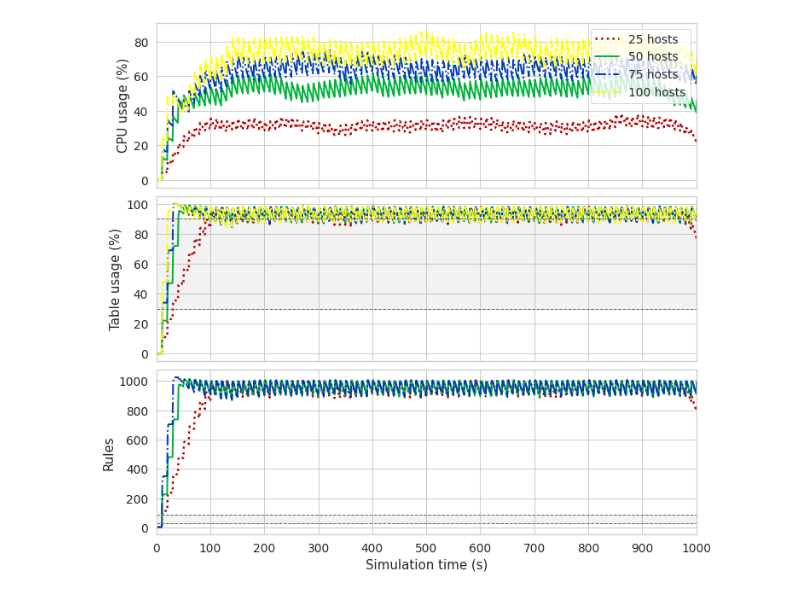
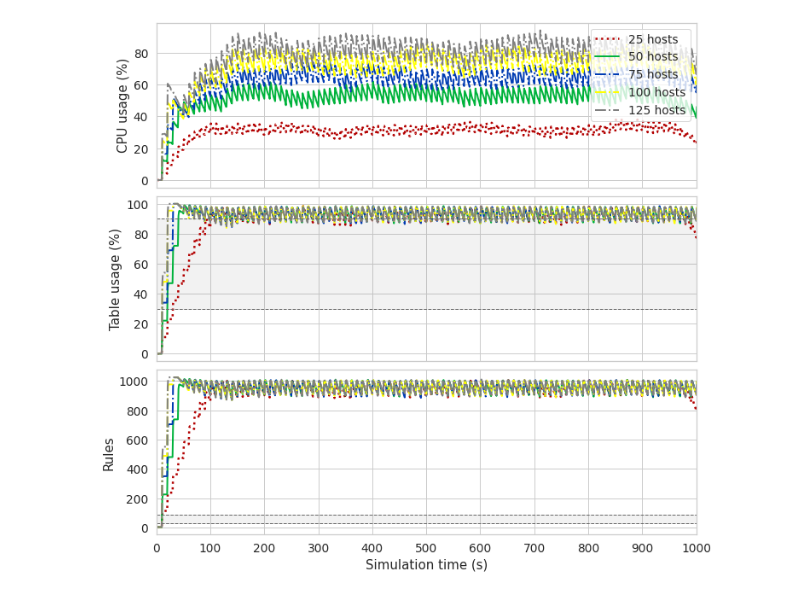
Before and after one commit to pedrobellotti/iperftestes, a Jupyter notebook: Simulacao/NovoArtigo/analise.ipynb, the cells around one changed output. Saved outputs shown, nothing was run; the diff lists cells and outputs as text; code cells hidden in the pictures.

```diff
--- a/Simulacao/NovoArtigo/analise.ipynb
+++ b/Simulacao/NovoArtigo/analise.ipynb
@@ -25,7 +25,7 @@ pd.options.display.min_rows = 20
 # %%
 # Parâmetros que variam nesta simulação
 seeds = [10,20]
-cargas = ["25hosts", "50hosts", "75hosts", "100hosts"]
+cargas = ["25hosts", "50hosts", "75hosts", "100hosts", "125hosts"]
 
 # Tempo total de simulação
 t_sim = 1000
@@ -72,18 +72,21 @@ df_25 = df_hwstats.query ("Carga == '25hosts'")
 df_50 = df_hwstats.query ("Carga == '50hosts'")
 df_75 = df_hwstats.query ("Carga == '75hosts'")
 df_100 = df_hwstats.query ("Carga == '100hosts'")
+df_125 = df_hwstats.query ("Carga == '125hosts'")
 
 # Linha para o uso de CPU de cada carga
 ax_tft.plot ("TimeSec", "LoaUsag", ":",  data=df_25, color="#b30000", label="25 hosts", linewidth=2.5)
 ax_tft.plot ("TimeSec", "LoaUsag", "-",  data=df_50, color="#00b33c", label="50 hosts")
 ax_tft.plot ("TimeSec", "LoaUsag", "-.", data=df_75, color="#003cb3", label="75 hosts")
 ax_tft.plot ("TimeSec", "LoaUsag", "-.", data=df_100, color="#ffff00", label="100 hosts")
+ax_tft.plot ("TimeSec", "LoaUsag", "-.", data=df_125, color="#808080", label="125 hosts")
 
 # Linha para o uso de tabela de cada carga
 ax_cpu.plot ("TimeSec", "FloUsag", ":",  data=df_25, color="#b30000", label="25 hosts", linewidth=2.5)
 ax_cpu.plot ("TimeSec", "FloUsag", "-",  data=df_50, color="#00b33c", label="50 hosts")
 ax_cpu.plot ("TimeSec", "FloUsag", "-.", data=df_75, color="#003cb3", label="75 hosts")
 ax_cpu.plot ("TimeSec", "FloUsag", "-.", data=df_100, color="#ffff00", label="100 hosts")
+ax_cpu.plot ("TimeSec", "FloUsag", "-.", data=df_125, color="#808080", label="125 hosts")
 
 # Thresholds de uso de tabela
 ax_cpu.axhspan (ymin=30, ymax=90, color='gray', alpha=0.1)
@@ -94,41 +97,43 @@ ax_cpu.axhline (y=90, color="#666666", lw=1, ls="--")
 ax_tab.plot ("TimeSec", "FloEntr", ":",  data=df_25, color="#b30000", label="25 hosts", linewidth=2.5)
 ax_tab.plot ("TimeSec", "FloEntr", "-",  data=df_50, color="#00b33c", label="50 hosts")
 ax_tab.plot ("TimeSec", "FloEntr", "-.", data=df_75, color="#003cb3", label="75 hosts")
+ax_tab.plot ("TimeSec", "FloEntr", "-.", data=df_100, color="#ffff00", label="100 hosts")
+ax_tab.plot ("TimeSec", "FloEntr", "-.", data=df_125, color="#808080", label="125 hosts")
 
 # Thresholds de uso de tabela
 ax_tab.axhspan (ymin=30, ymax=90, color='gray', alpha=0.1)
 ax_tab.axhline (y=30, color="#666666", lw=1, ls="--")
 ax_tab.axhline (y=90, color="#666666", lw=1, ls="--")
 
 # Ajuste do eixo y
 ax_tft.set_ylabel ("CPU usage (%)", )
 ax_cpu.set_ylabel ("Table usage (%)")
 ax_tab.set_ylabel ("Rules")
 # ax_tft.set_ylim (0.8, 4.2)
 # ax_tft.set_ylim (0.9, 4.1)
 # ax_cpu.set_ylim (0, 100)
 # ax_tab.set_ylim (0, 100)
 # ax_tft.set_yticks ([1, 2, 3, 4])
 # ax_tft.set_yticklabels (["1", "2", "", "4"])
 # ax_cpu.set_yticks (range (0, 101, 25))
 # ax_tab.set_yticks (range (0, 101, 25))
 
 # Ajuste do eixo x
 ax_tab.set_xlabel ("Simulation time (s)")
 ax_tft.tick_params (labelbottom=False)
 ax_cpu.tick_params (labelbottom=False)
 ax_tab.set_xticks (np.arange(0, t_sim + 1, 100))
 ax_tab.set_xlim (0, t_sim)
 
 # Legendas
-order = [0, 1, 2, 3]
+order = [0, 1, 2, 3, 4]
 handles, labels = ax_tft.get_legend_handles_labels()
 ax_tft.legend([handles[idx] for idx in order],[labels[idx] for idx in order], loc='upper right')
 
 # Finalizando e retornando a figura
 plt.show ()
 # %% [output]
-[figure, old version]
+[figure, new version]
 # %%
 snsplt = sns.relplot(x="Time", y="AvgCPULoad",
             hue="Carga",
```
Also changed, not shown: parts of 9 cells of this notebook, 46 other files.
